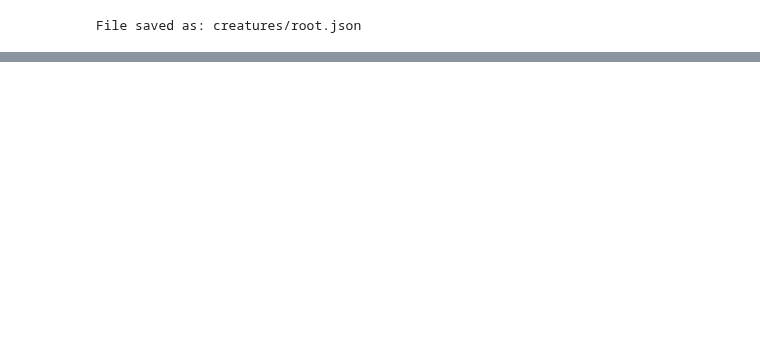
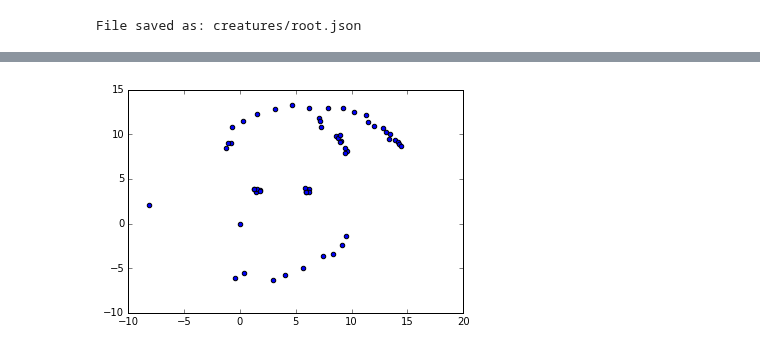
Before and after one commit to JonComo/stumbly, a Jupyter notebook: policy_keys.ipynb, the cells around one changed output, grey strips where cells are left out. Drawn from its saved outputs; the diff is of its cells as text; code cells hidden in the pictures; blank space fills up the shorter version.

```diff
--- a/policy_keys.ipynb
+++ b/policy_keys.ipynb
@@ -302,0 +372,18 @@ episode: 400 variance: 6 learning_rate: 0.001
+# %%
+W1 = np.random.randn(10, 8)
+W2 = np.random.randn(8, 12)
+W3 = np.random.randn(12, 3)
+W4 = np.random.randn(3, 6)
+W5 = np.random.randn(6, 20)
+W6 = np.random.randn(20, 8)
+
+graph = Graph([W1, W2, W3, W4, W5, W6])
+# %%
+for i in range(100):
+    graph.fit(unit_d=10, speed=.01)
+    points = graph.points()
+    clear_output(wait=True)
+    plt.scatter(points[:, 0], points[:, 1])
+    plt.show()
+# %% [output]
+[figure, added]
```
Also changed, not shown: parts of 2 cells of this notebook, 3 other files.
